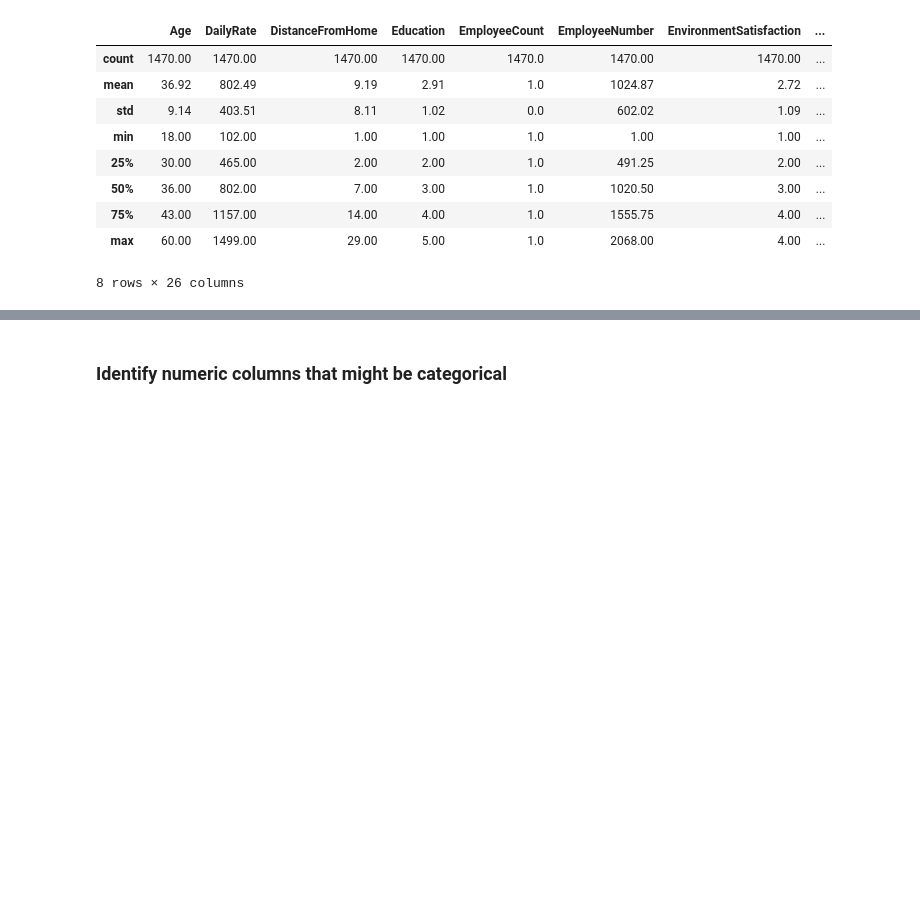
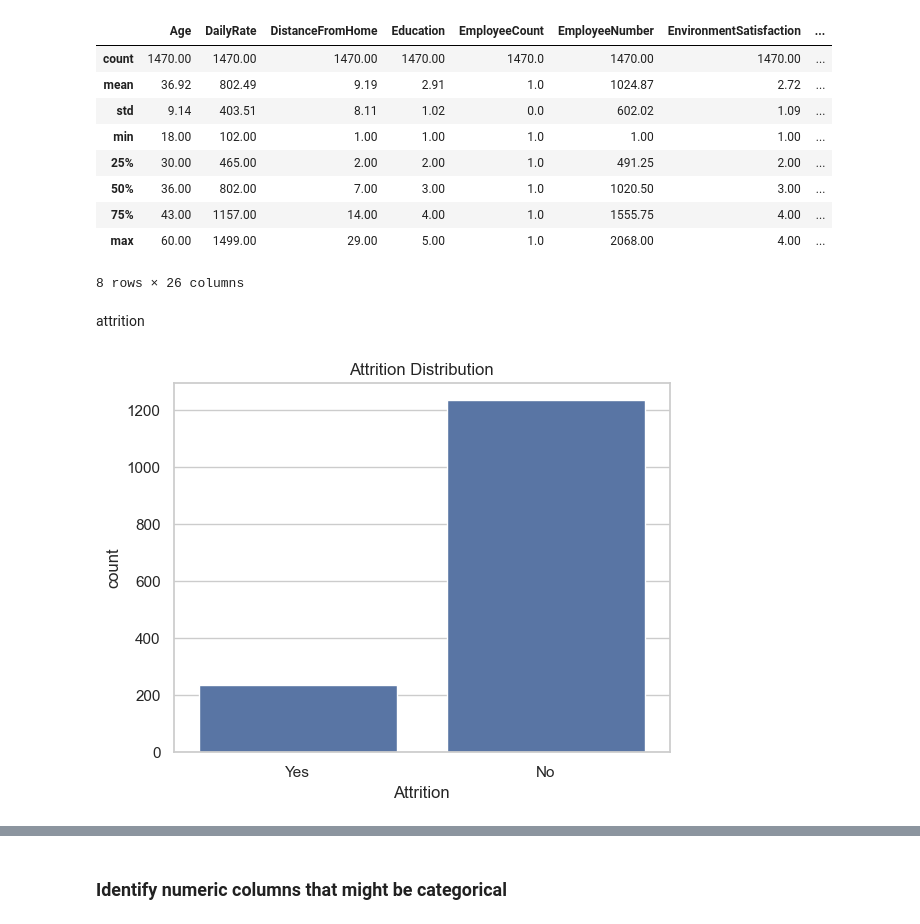
Before and after one commit to jrdncodes/employee-attrition-analysis, a Jupyter notebook: employee_attrition_analysis.ipynb, the cells around one changed output, grey strips where cells are left out. Drawn from its saved outputs; the diff is of its cells as text; code cells hidden in the pictures; blank space fills up the shorter version.

```diff
--- a/employee_attrition_analysis.ipynb
+++ b/employee_attrition_analysis.ipynb
@@ -41,3 +67,12 @@ df.describe().round(2)
 | 75% | 43.00 | 1157.00 | 14.00 | 4.00 | 1.0 | 1555.75 | 4.00 | ... |
 | max | 60.00 | 1499.00 | 29.00 | 5.00 | 1.0 | 2068.00 | 4.00 | ... |
 8 rows × 26 columns
+# %% [markdown]
+attrition
+# %%
+# Attrition count plot
+sns.countplot(x='Attrition', data=df)
+plt.title('Attrition Distribution')
+plt.show()
+# %% [output]
+[figure, added]
```
Also changed, not shown: parts of 7 cells of this notebook, 1 other file.
